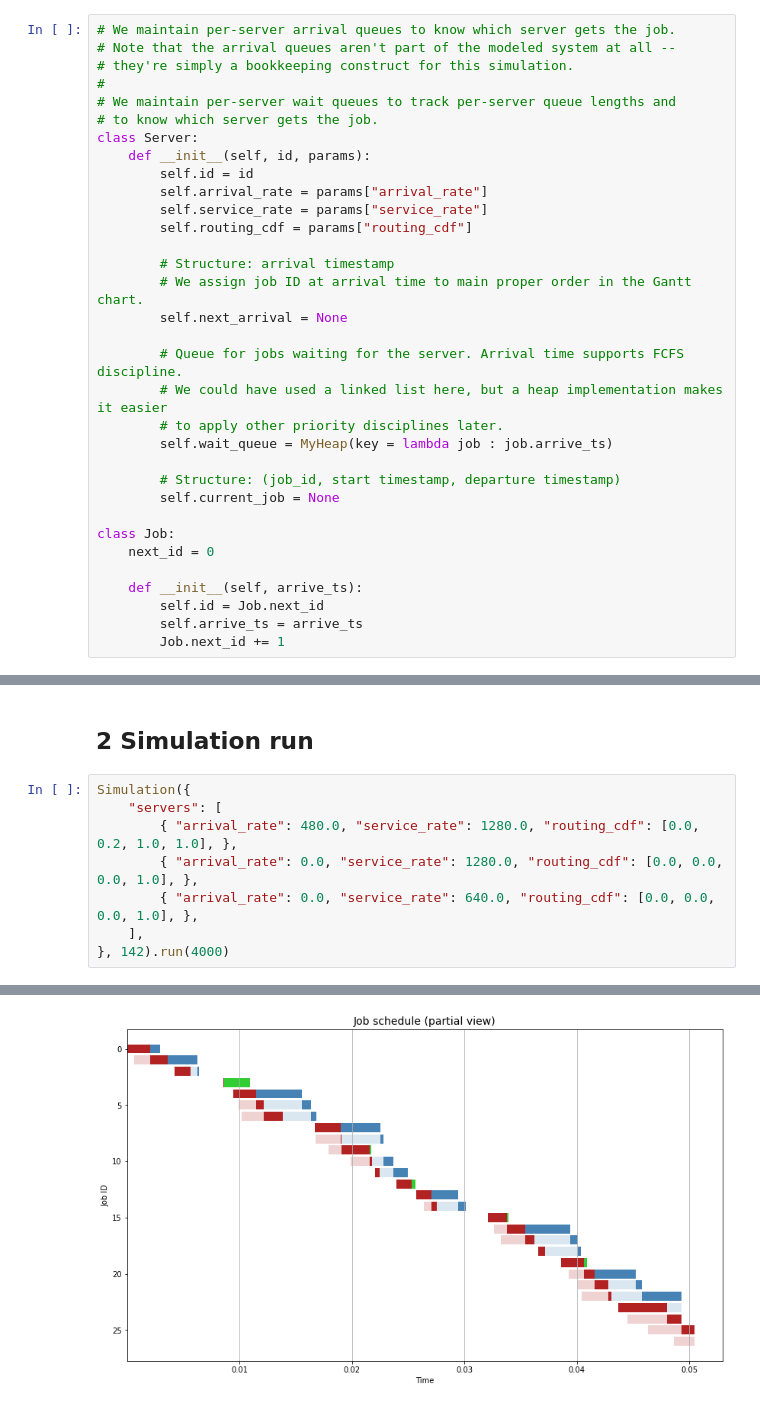
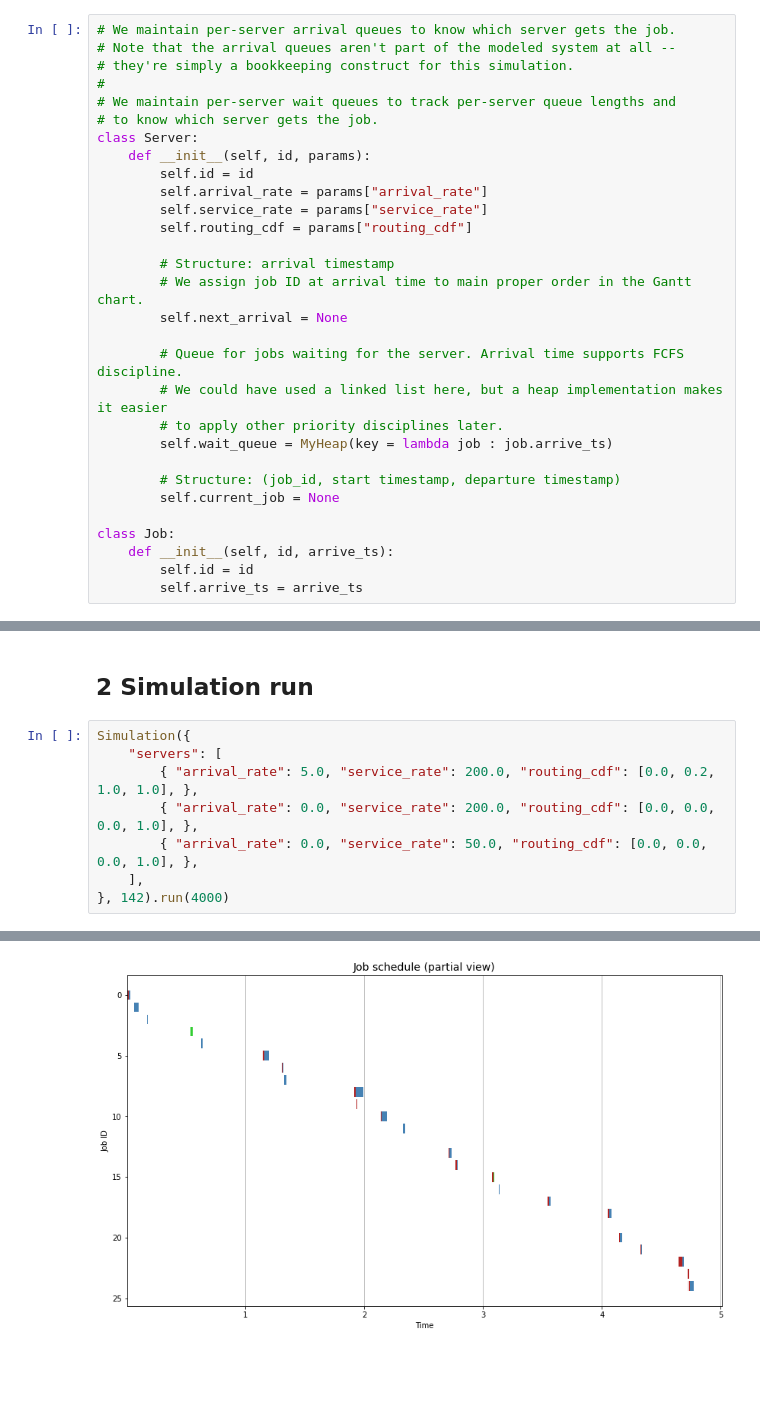
Before and after one commit to williewheeler/stats-demos, a Jupyter notebook: queueing/queueing-network.ipynb, the cells around one changed output, grey strips where cells are left out. Saved outputs shown, nothing was run; the diff lists cells and outputs as text; blank space fills up the shorter version.

```diff
--- a/queueing/queueing-network.ipynb
+++ b/queueing/queueing-network.ipynb
@@ -60,11 +60,8 @@ class Server:
         self.current_job = None
 
 class Job:
-    next_id = 0
-
-    def __init__(self, arrive_ts):
-        self.id = Job.next_id
+    def __init__(self, id, arrive_ts):
+        self.id = id
         self.arrive_ts = arrive_ts
-        Job.next_id += 1
 # %%
 class Simulation:
@@ -230,9 +266,9 @@ class Simulation:
 # %%
 Simulation({
     "servers": [
-        { "arrival_rate": 480.0, "service_rate": 1280.0, "routing_cdf": [0.0, 0.2, 1.0, 1.0], },
-        { "arrival_rate": 0.0, "service_rate": 1280.0, "routing_cdf": [0.0, 0.0, 0.0, 1.0], },
-        { "arrival_rate": 0.0, "service_rate": 640.0, "routing_cdf": [0.0, 0.0, 0.0, 1.0], },
+        { "arrival_rate": 5.0, "service_rate": 200.0, "routing_cdf": [0.0, 0.2, 1.0, 1.0], },
+        { "arrival_rate": 0.0, "service_rate": 200.0, "routing_cdf": [0.0, 0.0, 0.0, 1.0], },
+        { "arrival_rate": 0.0, "service_rate": 50.0, "routing_cdf": [0.0, 0.0, 0.0, 1.0], },
     ],
 }, 142).run(4000)
 # %% [output]
@@ -239 +279 @@ Simulation({
-[figure, old version]
+[figure, new version]
```
Also changed, not shown: parts of 6 cells of this notebook.
